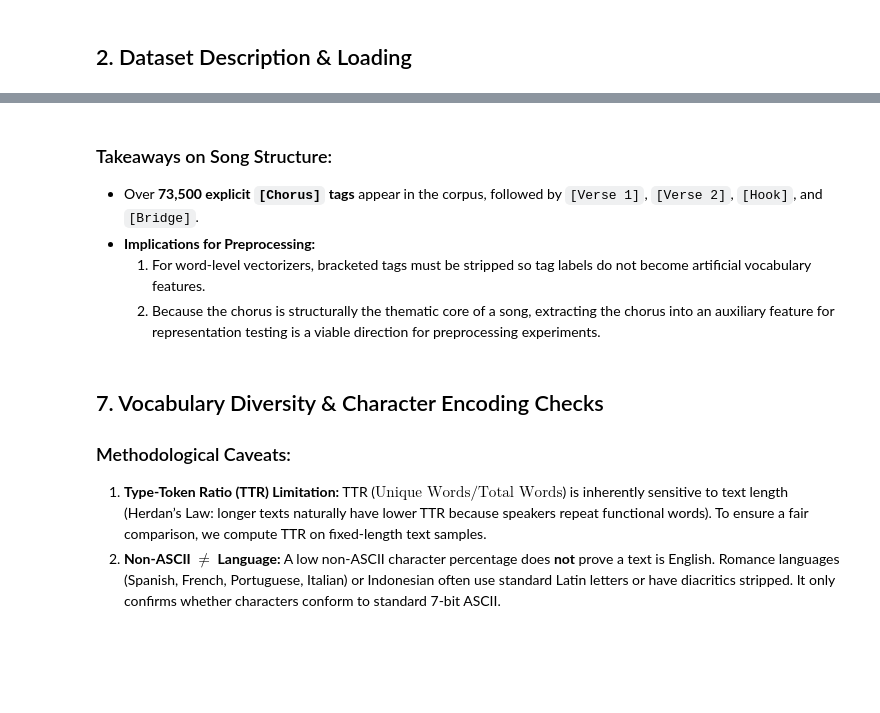
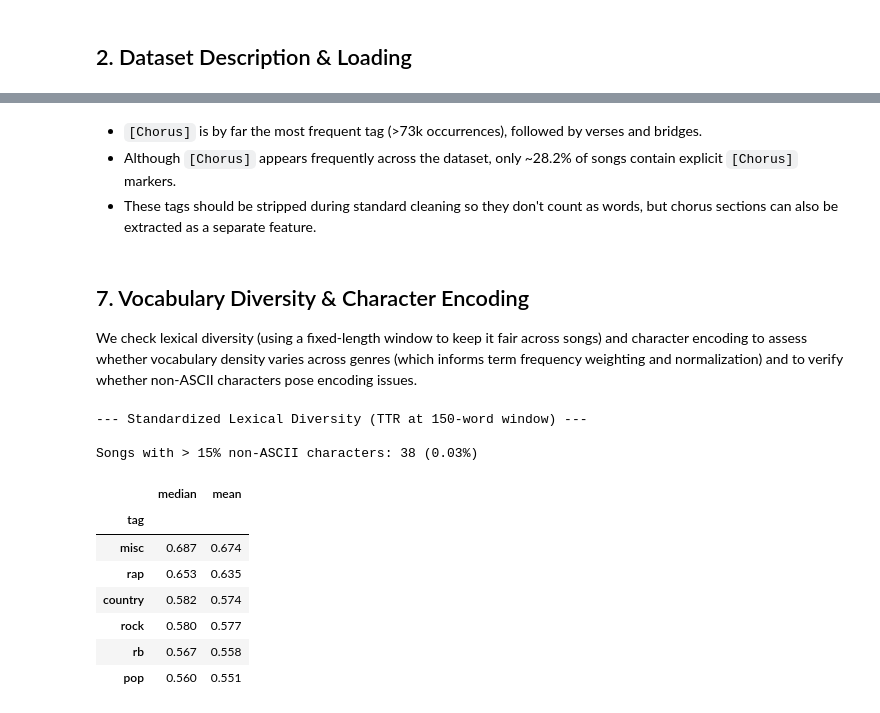
Before and after one commit to RodrigoSouta/Text-Mining, a Jupyter notebook: notebooks/EDA.ipynb, the cells around one changed output, grey strips where cells are left out. Drawn from its saved outputs; the diff is of its cells as text; code cells hidden in the pictures; blank space fills up the shorter version.

Commit message:
initial preproc

```diff
--- a/notebooks/EDA.ipynb
+++ b/notebooks/EDA.ipynb
@@ -204,45 +271,53 @@ plt.show()
 # %% [markdown]
-### Takeaways on Song Structure:
-* Over **73,500 explicit `[Chorus]` tags** appear in the corpus, followed by `[Verse 1]`, `[Verse 2]`, `[Hook]`, and `[Bridge]`.
-* **Implications for Preprocessing:**
-  1. For word-level vectorizers, bracketed tags must be stripped so tag labels do not become artificial vocabulary features.
-  2. Because the chorus is structurally the thematic core of a song, extracting the chorus into an auxiliary feature for representation testing is a viable direction for preprocessing experiments.
+- `[Chorus]` is by far the most frequent tag (>73k occurrences), followed by verses and bridges.
+- Although `[Chorus]` appears frequently across the dataset, only ~28.2% of songs contain explicit `[Chorus]` markers.
+- These tags should be stripped during standard cleaning so they don't count as words, but chorus sections can also be extracted as a separate feature.
 # %% [markdown]
-## 7. Vocabulary Diversity & Character Encoding Checks
-
-### Methodological Caveats:
-1. **Type-Token Ratio (TTR) Limitation:** TTR ($\text{Unique Words} / \text{Total Words}$) is inherently sensitive to text length (Herdan’s Law: longer texts naturally have lower TTR because speakers repeat functional words). To ensure a fair comparison, we compute TTR on fixed-length text samples.
-2. **Non-ASCII $\neq$ Language:** A low non-ASCII character percentage does **not** prove a text is English. Romance languages (Spanish, French, Portuguese, Italian) or Indonesian often use standard Latin letters or have diacritics stripped. It only confirms whether characters conform to standard 7-bit ASCII.
+## 7. Vocabulary Diversity & Character Encoding
+We check lexical diversity (using a fixed-length window to keep it fair across songs) and character encoding to assess whether vocabulary density varies across genres (which informs term frequency weighting and normalization) and to verify whether non-ASCII characters pose encoding issues.
 # %%
-# Sample 1,000 songs per genre to standardize computation
-sample_songs = train_df.groupby('tag', group_keys=False).apply(
-    lambda g: g.sample(min(len(g), 1000), random_state=42)
-).copy()
+# sample 1,000 songs per genre for faster computation
+sample_songs = pd.concat([
+    g.sample(min(len(g), 1000), random_state=42)
+    for _, g in train_df.groupby('tag')
+]).copy()
 
 def compute_standardized_ttr(text, sample_length=150):
     words = str(text).lower().split()
     if len(words) < sample_length:
         if len(words) == 0:
             return np.nan
         return len(set(words)) / len(words)
-    # Sub-sample to fixed token window to avoid length-bias
+    # sub-sample to fixed token window
     sub_words = words[:sample_length]
     return len(set(sub_words)) / sample_length
 
 sample_songs['std_ttr'] = sample_songs['lyrics'].apply(compute_standardized_ttr)
 ttr_summary = sample_songs.groupby('tag')['std_ttr'].agg(['median', 'mean']).sort_values(by='median', ascending=False)
 
 print("--- Standardized Lexical Diversity (TTR at 150-word window) ---")
 display(ttr_summary.round(3))
 
-# Character encoding check (Non-ASCII proportion)
+# non-ASCII character proportion
 def non_ascii_ratio(text):
     s = str(text)
     if not s:
         return 0.0
     return sum(1 for c in s if ord(c) > 127) / len(s)
 
 train_df['non_ascii_ratio'] = train_df['lyrics'].apply(non_ascii_ratio)
 high_non_ascii = train_df[train_df['non_ascii_ratio'] > 0.15]
 print(f"\nSongs with > 15% non-ASCII characters: {len(high_non_ascii)} ({len(high_non_ascii)/len(train_df)*100:.2f}%)")
+# %% [output]
+--- Standardized Lexical Diversity (TTR at 150-word window) ---
+
+Songs with > 15% non-ASCII characters: 38 (0.03%)
+|  | median | mean |
+| tag |  |  |
+| misc | 0.687 | 0.674 |
+| rap | 0.653 | 0.635 |
+| country | 0.582 | 0.574 |
+| rock | 0.580 | 0.577 |
+| rb | 0.567 | 0.558 |
+| pop | 0.560 | 0.551 |
 # %% [markdown]
```
Also changed, not shown: parts of 25 cells of this notebook, 4 other files.
